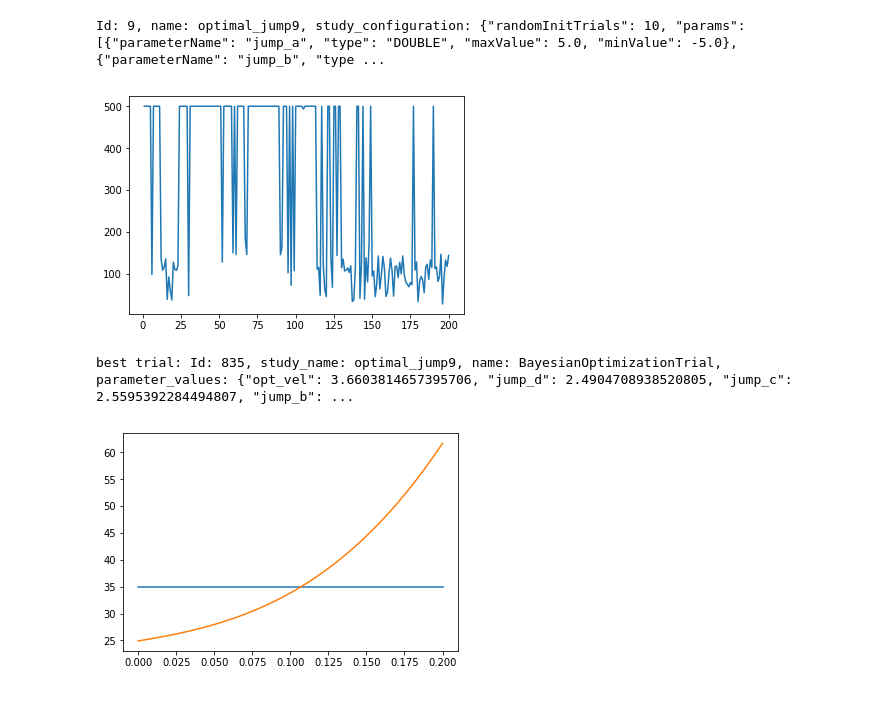
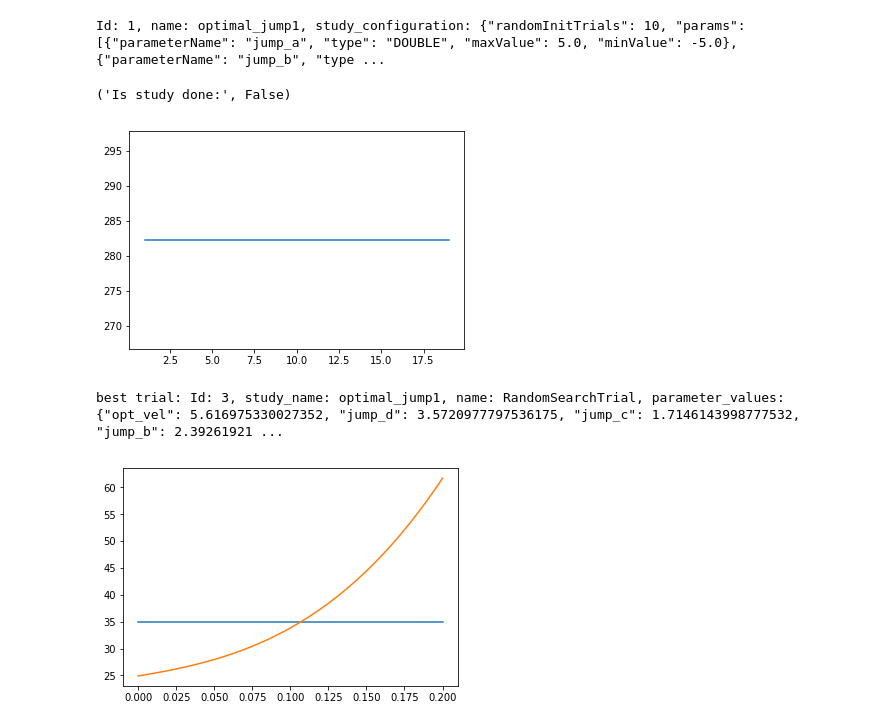
Before and after one commit to silvery107/wheeled-bipedal-jumping, a Jupyter notebook: MiniNezha/utilities/plot.ipynb, the cells around one changed output. Drawn from its saved outputs; the diff is of its cells as text; code cells hidden in the pictures.

```diff
--- a/MiniNezha/utilities/plot.ipynb
+++ b/MiniNezha/utilities/plot.ipynb
@@ -7,28 +7,29 @@ from advisor_client.client import *
 client = AdvisorClient()
 # %%
 # get study
-study_name = "optimal_jump9"
+study_name = "optimal_jump1"
 study = client.get_study_by_name(study_name)
 print(study)
 # %% [output]
-Id: 9, name: optimal_jump9, study_configuration: {"randomInitTrials": 10, "params": [{"parameterName": "jump_a", "type": "DOUBLE", "maxValue": 5.0, "minValue": -5.0}, {"parameterName": "jump_b", "type ...
+Id: 1, name: optimal_jump1, study_configuration: {"randomInitTrials": 10, "params": [{"parameterName": "jump_a", "type": "DOUBLE", "maxValue": 5.0, "minValue": -5.0}, {"parameterName": "jump_b", "type ...
 # %%
 # plot training curve
 train_curve = []
-if client.is_study_done(study_name):
-    trials = client.list_trials(study_name)
-    for trial in trials:
-        trial_metrics = client.list_trial_metrics(study_name,trial.id)
-        for metrics in trial_metrics:
-            train_curve.append(metrics.objective_value)
+print("Is study done:",client.is_study_done(study_name))
+trials = client.list_trials(study_name)
+for trial in trials:
+    trial_metrics = client.list_trial_metrics(study_name,trial.id)
+    for metrics in trial_metrics:
+        train_curve.append(metrics.objective_value)
 train_curve = np.clip(np.array(train_curve),0,500)
 plt.plot(range(1,len(train_curve)+1),train_curve)
 plt.show()
 best_trial = client.get_best_trial(study_name)
 print("best trial: {}".format(best_trial))
 # %% [output]
+('Is study done:', False)
-[figure, old version]
+[figure, new version]
-best trial: Id: 835, study_name: optimal_jump9, name: BayesianOptimizationTrial, parameter_values: {"opt_vel": 3.6603814657395706, "jump_d": 2.4904708938520805, "jump_c": 2.5595392284494807, "jump_b": ...
+best trial: Id: 3, study_name: optimal_jump1, name: RandomSearchTrial, parameter_values: {"opt_vel": 5.616975330027352, "jump_d": 3.5720977797536175, "jump_c": 1.7146143998777532, "jump_b": 2.39261921 ...
 # %%
 param_dic = ast.literal_eval(best_trial.parameter_values)
 a = param_dic["jump_a"]
```
Also changed, not shown: 6 other files.
